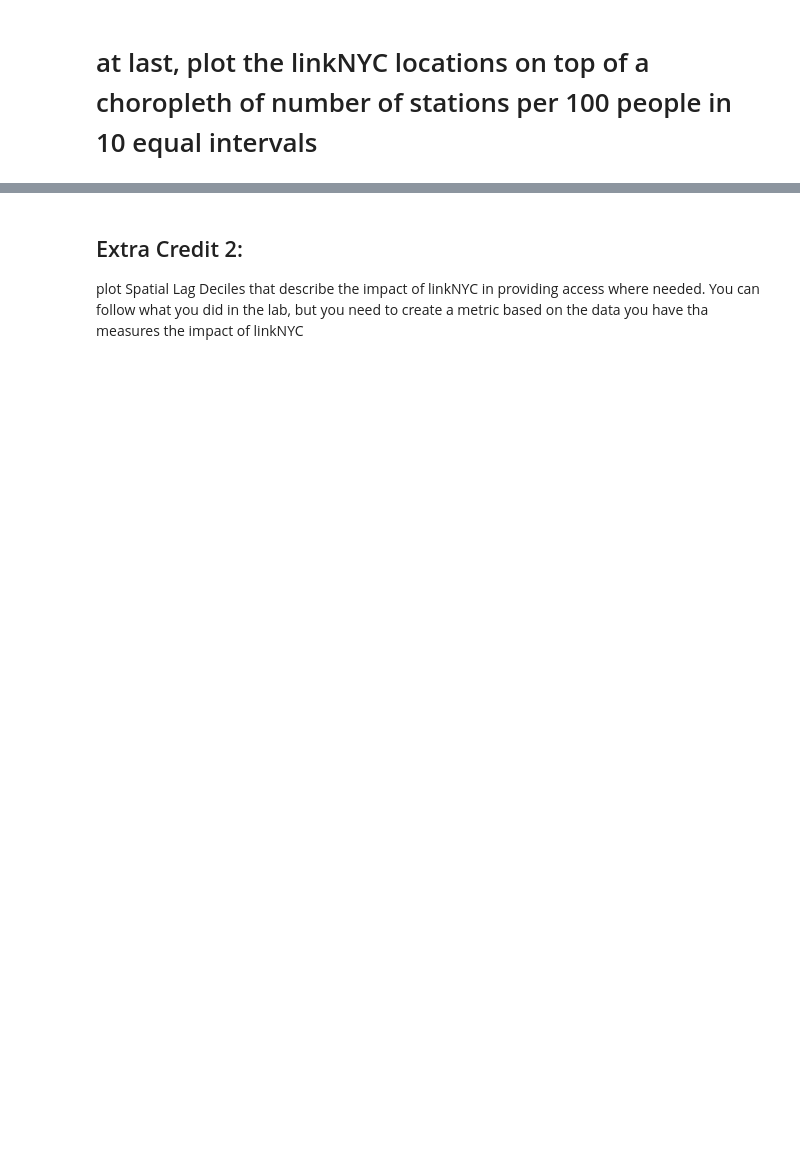
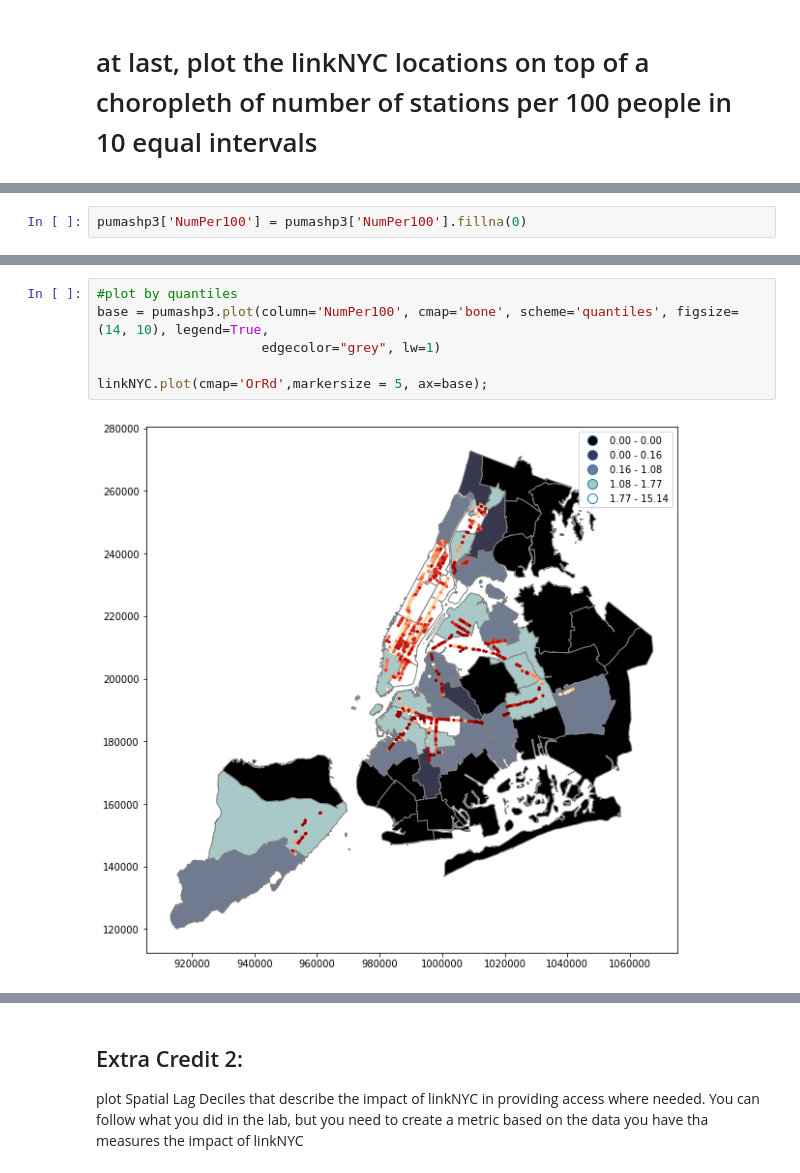
Before and after one commit to yixuantang/PUI2017_yt1369, a Jupyter notebook: HW9_yt1369/HW9_yt1369.ipynb, the cells around one changed output, grey strips where cells are left out. Saved outputs shown, nothing was run; the diff lists cells and outputs as text; blank space fills up the shorter version.

```diff
--- a/HW9_yt1369/HW9_yt1369.ipynb
+++ b/HW9_yt1369/HW9_yt1369.ipynb
@@ -596,0 +650,2 @@ pl.hist(pumashplc["linkNYCpp"], bins=30);
+# %%
+pumashp3['NumPer100'] = pumashp3['NumPer100'].fillna(0)
@@ -596,0 +664,8 @@ pl.hist(pumashplc["linkNYCpp"], bins=30);
+# %%
+#plot by quantiles
+base = pumashp3.plot(column='NumPer100', cmap='bone', scheme='quantiles', figsize=(14, 10), legend=True,
+                     edgecolor="grey", lw=1)
+
+linkNYC.plot(cmap='OrRd',markersize = 5, ax=base);
+# %% [output]
+[figure, added]
```
Also changed, not shown: parts of 31 cells of this notebook, 2 other files.
